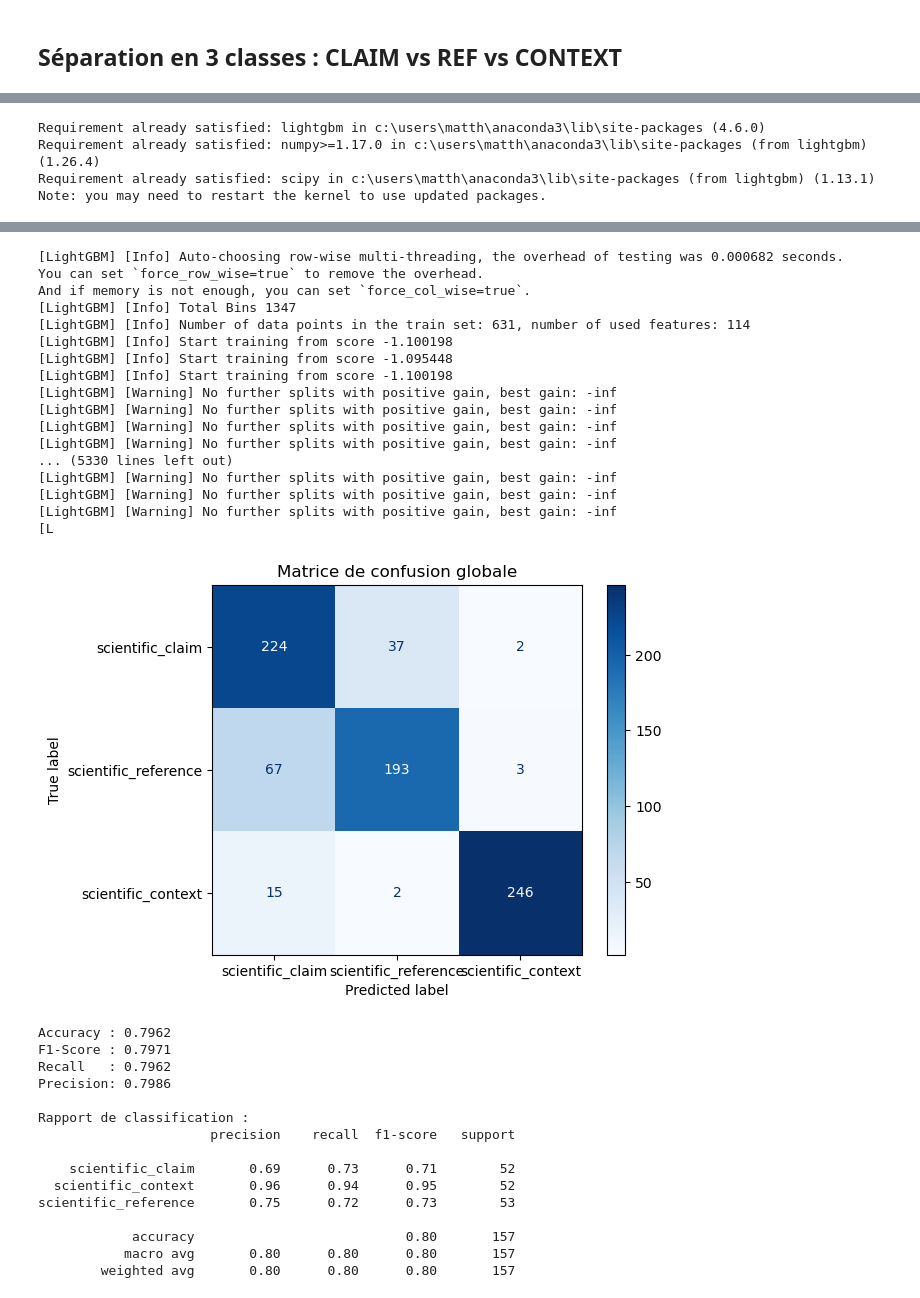
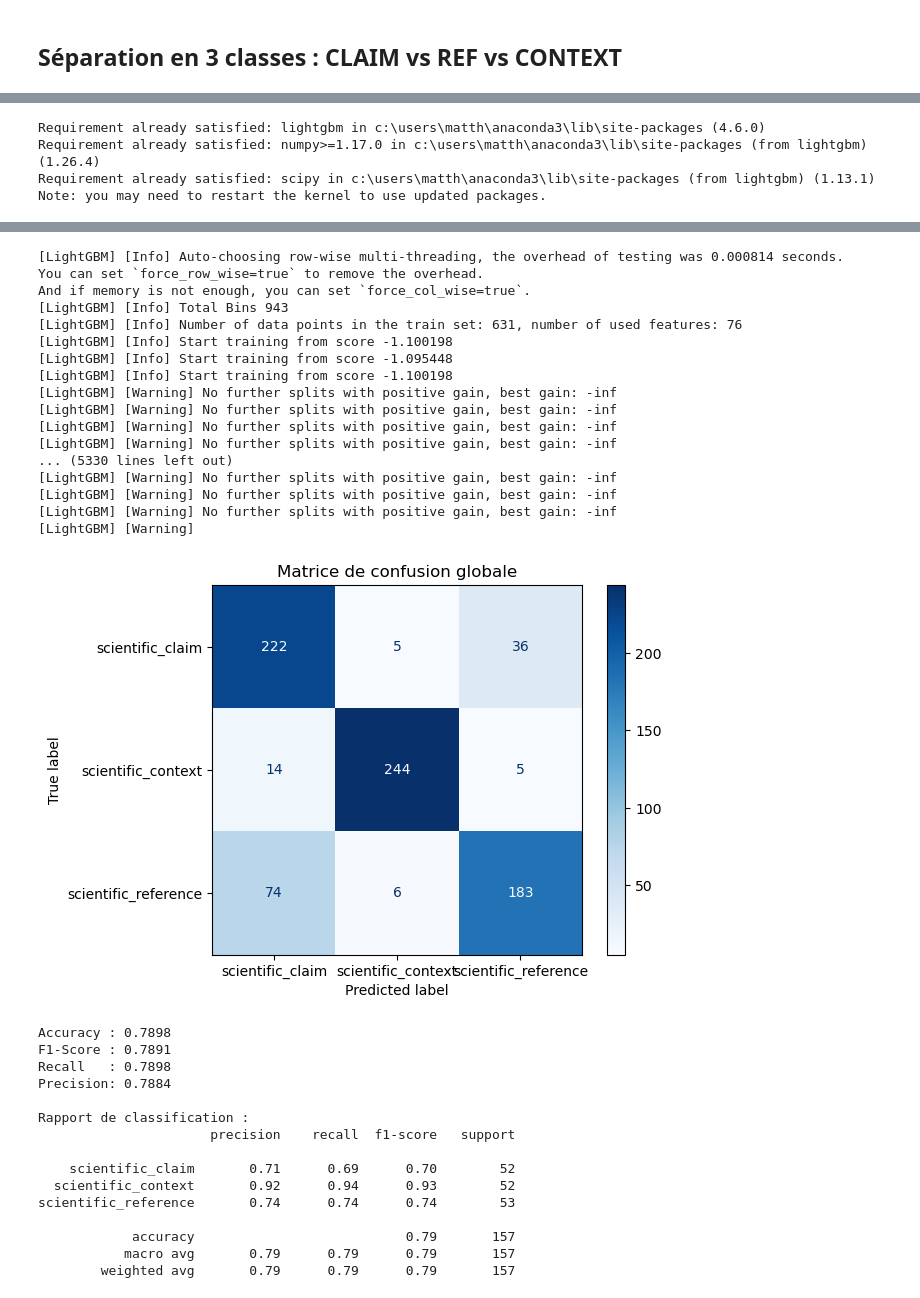
Before and after one commit to Kinadim/ML_projet, a Jupyter notebook: anotherNotebook.ipynb, the cells around one changed output, grey strips where cells are left out. Drawn from its saved outputs; the diff is of its cells as text; code cells hidden in the pictures.

```diff
--- a/anotherNotebook.ipynb
+++ b/anotherNotebook.ipynb
@@ -1647,7 +1647,13 @@ X = sci_df['text']
 y = sci_df[['scientific_claim', 'scientific_reference', 'scientific_context']].idxmax(axis=1)
 
 # Étape 3 : Vectorisation avec TF-IDF
-vectorizer = TfidfVectorizer()
+vectorizer = TfidfVectorizer(
+    max_features=3000,          # Limiter le nombre de caractéristiques
+    ngram_range=(1, 2),         # Utiliser des unigrammes et bigrammes
+    min_df=3,                   # Ignore les termes apparaissant dans moins de 3 documents
+    max_df=0.85,                # Ignore les termes apparaissant dans plus de 85% des documents
+    sublinear_tf=True           # Appliquer log-scaling aux fréquences
+)
 X_vect = vectorizer.fit_transform(X)
 # %%
 # Étape 4 : Convertir la cible en une seule colonne
@@ -1935,7 +1941,13 @@ X = sci_df['text']
 y = sci_df[['scientific_claim', 'scientific_reference', 'scientific_context']].idxmax(axis=1)
 
 # Étape 3 : Vectorisation avec TF-IDF
-vectorizer = TfidfVectorizer()
+vectorizer = TfidfVectorizer(
+    max_features=3000,          # Limiter le nombre de caractéristiques
+    ngram_range=(1, 2),         # Utiliser des unigrammes et bigrammes
+    min_df=3,                   # Ignore les termes apparaissant dans moins de 3 documents
+    max_df=0.85,                # Ignore les termes apparaissant dans plus de 85% des documents
+    sublinear_tf=True           # Appliquer log-scaling aux fréquences
+)
 X_vect = vectorizer.fit_transform(X)
 
 # Étape 4 : Over-sampling avec SMOTE pour équilibrer les classes
@@ -2121,7 +2133,13 @@ y = sci_df[['scientific_claim', 'scientific_reference', 'scientific_context']].i
 
 
 # Vectorize the text data
-vectorizer = TfidfVectorizer()
+vectorizer = TfidfVectorizer(
+    max_features=3000,          # Limiter le nombre de caractéristiques
+    ngram_range=(1, 2),         # Utiliser des unigrammes et bigrammes
+    min_df=3,                   # Ignore les termes apparaissant dans moins de 3 documents
+    max_df=0.85,                # Ignore les termes apparaissant dans plus de 85% des documents
+    sublinear_tf=True           # Appliquer log-scaling aux fréquences
+)
 X_vect = vectorizer.fit_transform(sci_df['text'])
 
 smote = SMOTE(random_state=42)
@@ -2235,36 +2253,36 @@ Note: you may need to restart the kernel to use updated packages.
-[LightGBM] [Info] Auto-choosing row-wise multi-threading, the overhead of testing was 0.000682 seconds.
+[LightGBM] [Info] Auto-choosing row-wise multi-threading, the overhead of testing was 0.000814 seconds.
 You can set `force_row_wise=true` to remove the overhead.
 And if memory is not enough, you can set `force_col_wise=true`.
-[LightGBM] [Info] Total Bins 1347
-[LightGBM] [Info] Number of data points in the train set: 631, number of used features: 114
+[LightGBM] [Info] Total Bins 943
+[LightGBM] [Info] Number of data points in the train set: 631, number of used features: 76
 [LightGBM] [Info] Start training from score -1.100198
 [LightGBM] [Info] Start training from score -1.095448
 [LightGBM] [Info] Start training from score -1.100198
 [LightGBM] [Warning] No further splits with positive gain, best gain: -inf
 [LightGBM] [Warning] No further splits with positive gain, best gain: -inf
 [LightGBM] [Warning] No further splits with positive gain, best gain: -inf
 [LightGBM] [Warning] No further splits with positive gain, best gain: -inf
 ... (5330 lines left out)
 [LightGBM] [Warning] No further splits with positive gain, best gain: -inf
 [LightGBM] [Warning] No further splits with positive gain, best gain: -inf
 [LightGBM] [Warning] No further splits with positive gain, best gain: -inf
-[L
+[LightGBM] [Warning]
-[figure, old version]
+[figure, new version]
-Accuracy : 0.7962
-F1-Score : 0.7971
-Recall   : 0.7962
-Precision: 0.7986
+Accuracy : 0.7898
+F1-Score : 0.7891
+Recall   : 0.7898
+Precision: 0.7884
 
 Rapport de classification :
                       precision    recall  f1-score   support
 
-    scientific_claim       0.69      0.73      0.71        52
-  scientific_context       0.96      0.94      0.95        52
-scientific_reference       0.75      0.72      0.73        53
+    scientific_claim       0.71      0.69      0.70        52
+  scientific_context       0.92      0.94      0.93        52
+scientific_reference       0.74      0.74      0.74        53
 
-            accuracy                           0.80       157
-           macro avg       0.80      0.80      0.80       157
-        weighted avg       0.80      0.80      0.80       157
+            accuracy                           0.79       157
+           macro avg       0.79      0.79      0.79       157
+        weighted avg       0.79      0.79      0.79       157
 # %%
 from sklearn.model_selection import learning_curve, StratifiedKFold, cross_val_score
 from sklearn.metrics import confusion_matrix, ConfusionMatrixDisplay, accuracy_score, f1_score, recall_score, precision_score, classification_report
```
Also changed, not shown: parts of 10 cells of this notebook.
